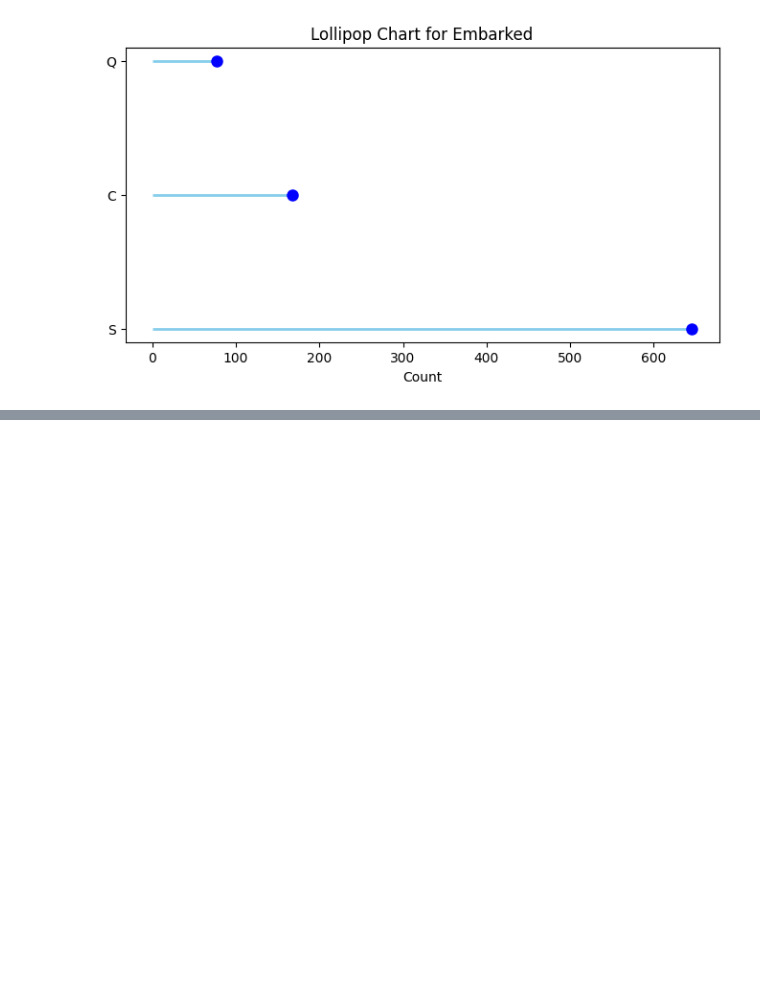
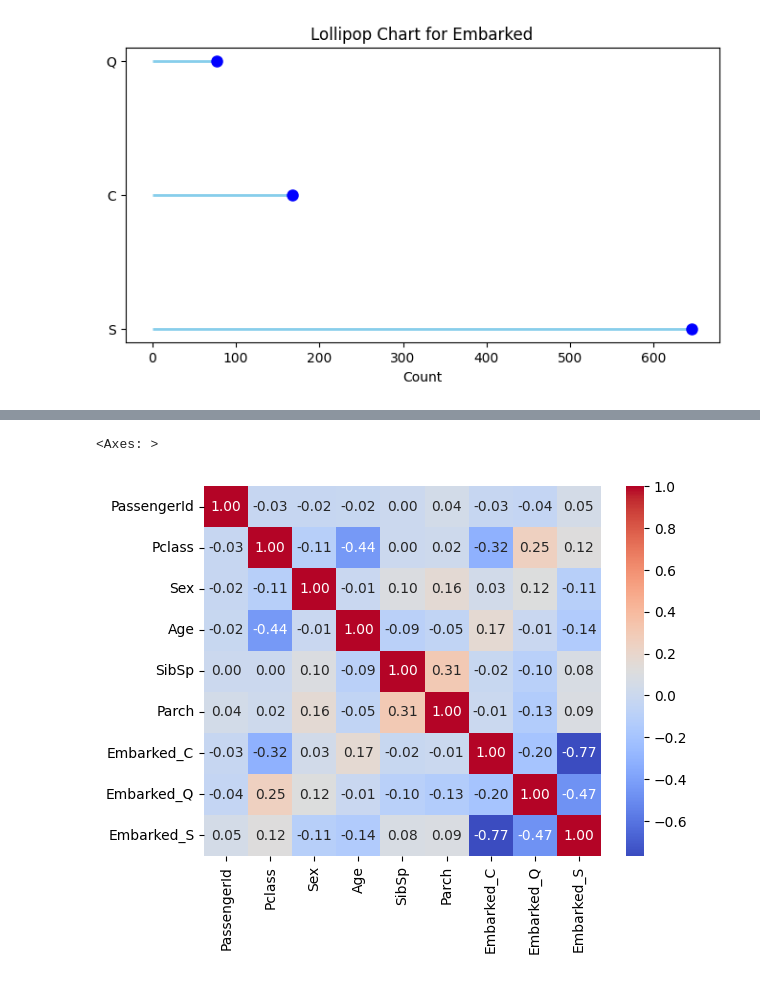
Before and after one commit to Losif01/Titanic-survival-prediction, a Jupyter notebook: titanic.ipynb, the cells around one changed output, grey strips where cells are left out. Drawn from its saved outputs; the diff is of its cells as text; code cells hidden in the pictures; blank space fills up the shorter version.

```diff
--- a/titanic.ipynb
+++ b/titanic.ipynb
@@ -541,0 +623,3 @@ plt.show()
+# %%
+df_train.drop(["Fare"],inplace=True,axis=1)
+df_test.drop(["Fare"],inplace=True,axis=1)
@@ -541,0 +642,11 @@ plt.show()
+# %%
+df_test.drop(df_test[["Name", "Ticket"]],inplace=True,axis=1)
+df_test = pd.get_dummies(df_test, columns=['Embarked'], prefix='Embarked')
+
+
+
+# Encoding
+df_test['Sex'] = df_test['Sex'].apply(lambda x: 0 if x == 'male' else 1)
+
+# Display the updated DataFrame
+(df_test)
@@ -541,0 +667,5 @@ plt.show()
+# %%
+sns.heatmap(df_test.corr(), annot=True, cmap='coolwarm', fmt=".2f")
+# %% [output]
+<Axes: >
+[figure, added]
```
Also changed, not shown: parts of 18 cells of this notebook.
